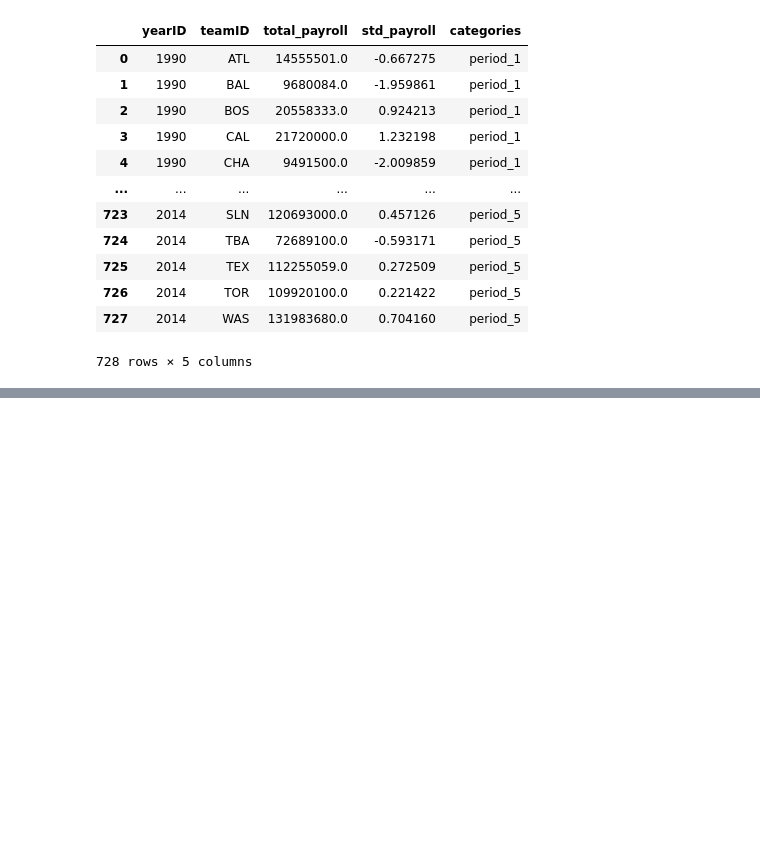
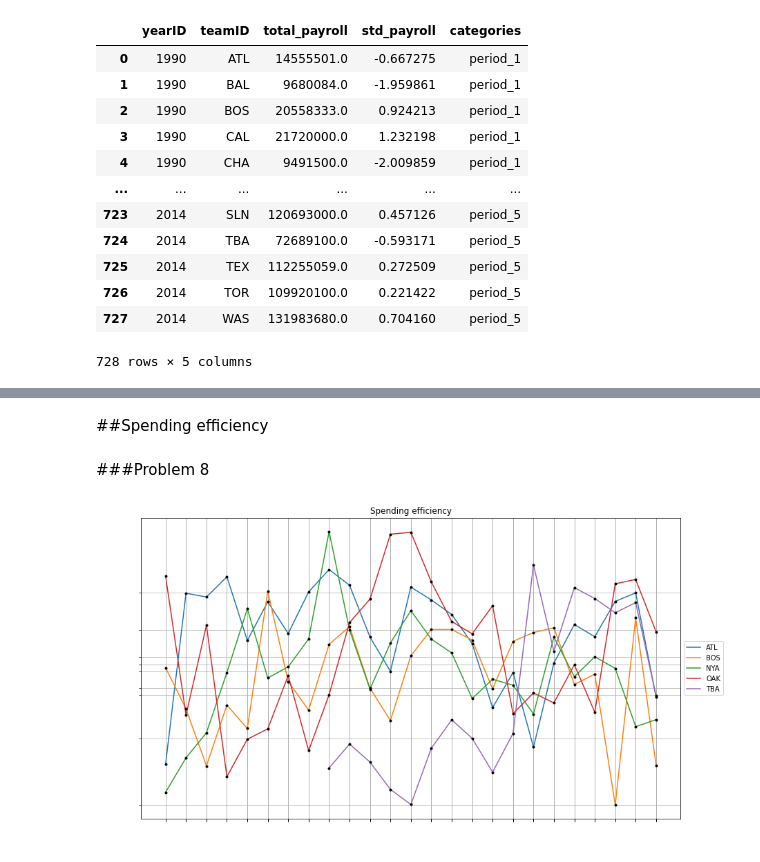
Before and after one commit to Chandramani05/Does-Money-buy-Baseball-games-, a Jupyter notebook: MSML_603_Assignment_3.ipynb, the cells around one changed output, grey strips where cells are left out. Cells and saved outputs as stored; diff of their text form; code cells hidden in the pictures; blank space fills up the shorter version.

```diff
--- a/MSML_603_Assignment_3.ipynb
+++ b/MSML_603_Assignment_3.ipynb
@@ -279,0 +359,3 @@ new_data
+# %%
+win_table['expected_win %'] = win_table['std_payroll'] * 2.5 + 50
+win_table
@@ -279,0 +376,33 @@ new_data
+# %% [markdown]
+##Spending efficiency
+# %% [markdown]
+###Problem 8
+# %%
+spending_table = team_table[['yearID', 'teamID', 'win_rate%']].copy()
+spending_table['expected_win%'] = win_table['expected_win %']
+spending_table['spending_efficiency'] = spending_table['win_rate%'] - spending_table['expected_win%']
+
+##Taking the recommeded five teams
+spending_eff_table = spending_table.loc[spending_table['teamID'].isin(['OAK', 'BOS', 'NYA', 'ATL', 'TBA'])].sort_values(['teamID', 'yearID'], ascending = True)
+fig, ax = plt.subplots(figsize = (14,8))
+labels = []
+
+#construct line grpah for each team
+for key, grp in spending_eff_table.groupby(['teamID']):
+    ax = grp.plot(ax=ax, kind='line', x='yearID', y='spending_efficiency')
+    labels.append(key)
+lines, _ = ax.get_legend_handles_labels()
+ax.legend(lines, labels, loc='center left', bbox_to_anchor=(1.0, 0.5))
+
+#show all team's graph with plots
+plt.plot(spending_eff_table['yearID'].values, spending_eff_table['spending_efficiency'].values ,'.', c = 'black')
+plt.xlabel("Year", color = 'w')
+plt.xticks(spending_eff_table['yearID'], color = 'w')
+plt.yticks(spending_eff_table['spending_efficiency'], color = 'w')
+plt.ylabel("Spending Efficiency", color = 'w')
+plt.title("Spending efficiency")
+plt.locator_params(axis='y', nbins=10)
+plt.grid()
+plt.show()
+# %% [output]
+[figure, added]
```
Also changed, not shown: parts of 12 cells of this notebook.
